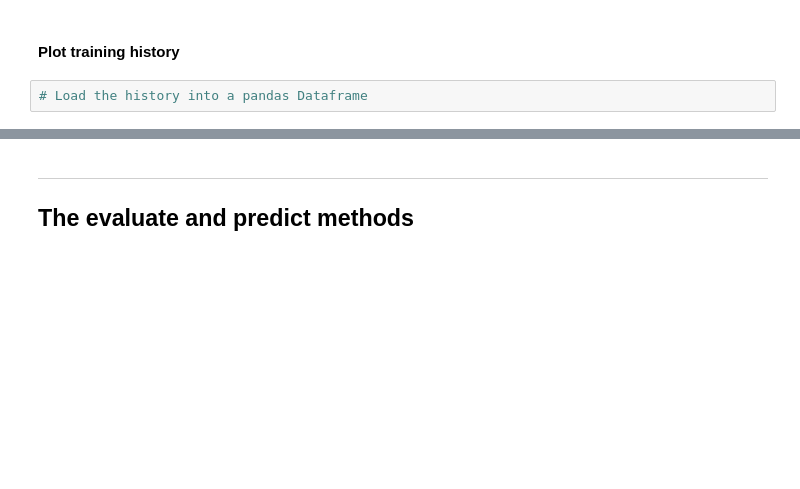
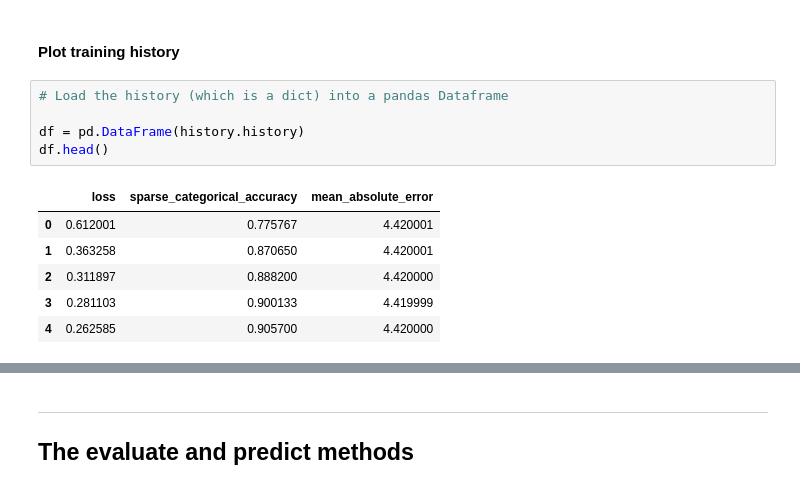
Before and after one commit to julio-fig-q/TensorFlow2-Projects, a Jupyter notebook: 2 Started with TF2 - Build, Complile, NN, CNN/Lab_Tutorial Week 2.ipynb, the cells around one changed output, grey strips where cells are left out. Saved outputs shown, nothing was run; the diff lists cells and outputs as text; blank space fills up the shorter version.

```diff
--- a/2 Started with TF2 - Build, Complile, NN, CNN/Lab_Tutorial Week 2.ipynb
+++ b/2 Started with TF2 - Build, Complile, NN, CNN/Lab_Tutorial Week 2.ipynb
@@ -329,6 +341,16 @@ Epoch 8/8
 # %% [markdown]
 #### Plot training history
 # %%
-# Load the history into a pandas Dataframe
+# Load the history (which is a dict) into a pandas Dataframe
+
+df = pd.DataFrame(history.history)
+df.head()
+# %% [output]
+|  | loss | sparse_categorical_accuracy | mean_absolute_error |
+| 0 | 0.612001 | 0.775767 | 4.420001 |
+| 1 | 0.363258 | 0.870650 | 4.420001 |
+| 2 | 0.311897 | 0.888200 | 4.420000 |
+| 3 | 0.281103 | 0.900133 | 4.419999 |
+| 4 | 0.262585 | 0.905700 | 4.420000 |
 # %%
 # Make a plot for the loss
```
Also changed, not shown: parts of 8 cells of this notebook.
